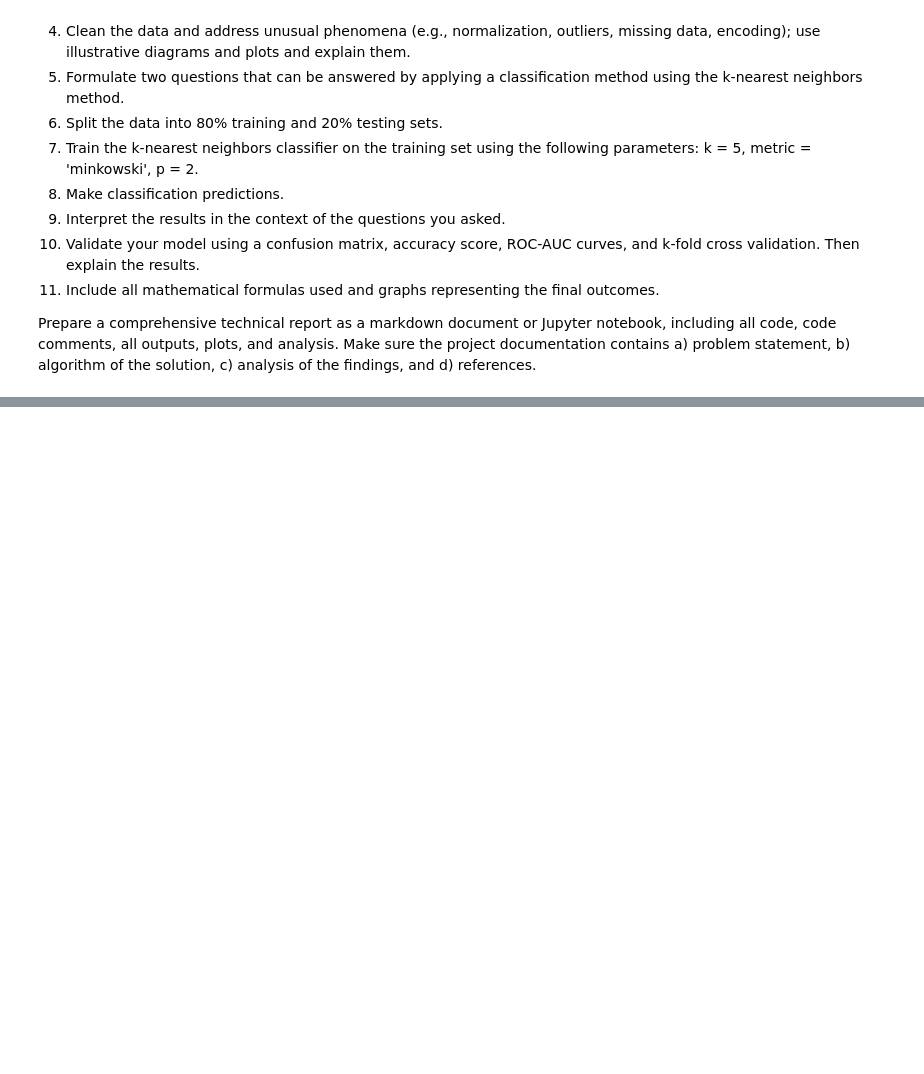
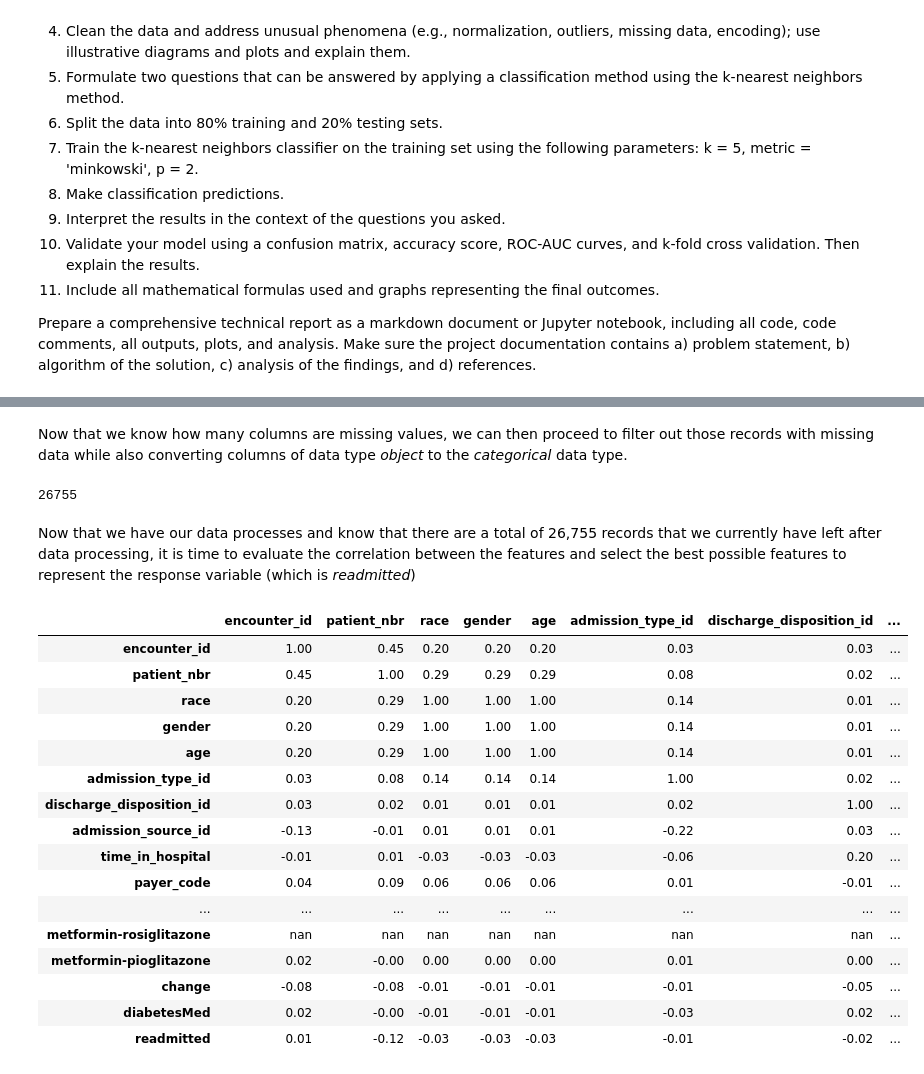
Before and after one commit to wpeguero/DSC-540__machine_learning_for_data_science, a Jupyter notebook: Topic 1/classification_with_KNN.ipynb, the cells around one changed output, grey strips where cells are left out. Saved outputs shown, nothing was run; the diff lists cells and outputs as text; code cells hidden in the pictures; blank space fills up the shorter version.

```diff
--- a/Topic 1/classification_with_KNN.ipynb
+++ b/Topic 1/classification_with_KNN.ipynb
@@ -47,0 +45,18 @@ df__diabetes.describe()
+# %%
+from sklearn.model_selection import train_test_split
+from sklearn.model_selection import KFold
+from sklearn.metrics import roc_auc_score, roc_curve
+from sklearn.neighbors import KNeighborsClassifier
+import matplotlib.pyplot as plt
+import numpy as np
+import pandas as pd
+
+df__diabetes = pd.read_csv('dataset_diabetes/diabetic_data.csv')
+#print(df__diabetes.dtypes)
+df__diabetes['race'] = pd.Categorical(df__diabetes['race'])
+df__diabetes['gender'] = pd.Categorical(df__diabetes['race'])
+df__diabetes['age'] = pd.Categorical(df__diabetes['race'])
+df__diabetes = df__diabetes.drop('weight', axis=1)
+for (column, data) in df__diabetes.iteritems():
+    coltype = df__diabetes[str(column)].dtype
+    print(f"{column} contains {len(list(filter(lambda x:x in ['?'], data)))} that are '?' and is of type {coltype}")
@@ -47,0 +81,44 @@ df__diabetes.describe()
+# %% [markdown]
+Now that we know how many columns are missing values, we can then proceed to filter out those records with missing data while also converting columns of data type *object* to the *categorical* data type.
+# %%
+
+for (col, data) in df__diabetes.iteritems():
+    ctype = df__diabetes[str(col)].dtype
+    df__diabetes = df__diabetes[df__diabetes[str(col)] != "?"]
+    if ctype == 'object':
+        df__diabetes[str(col)] = pd.Categorical(df__diabetes[str(col)])
+    else:
+        pass
+
+dict__cat = {}
+for (col, data) in df__diabetes.iteritems():
+    ctype = df__diabetes[str(col)].dtype
+    if str(ctype) == 'category':
+        dict__cat[str(col)] = dict(enumerate(df__diabetes[str(col)].cat.categories))
+        df__diabetes[str(col)] = df__diabetes[str(col)].cat.codes
+print(len(df__diabetes))
+# %% [output]
+26755
+# %% [markdown]
+Now that we have our data processes and know that there are a total of 26,755 records that we currently have left after data processing, it is time to evaluate the correlation between the features and select the best possible features to represent the response variable (which is *readmitted*)
+# %%
+corr_matrix = df__diabetes.corr()
+corr_matrix.style.background_gradient(cmap='coolwarm', axis=None, vmin=-1, vmax=1).format(precision=2)
+# %% [output]
+|  | encounter_id | patient_nbr | race | gender | age | admission_type_id | discharge_disposition_id | ... |
+| encounter_id | 1.00 | 0.45 | 0.20 | 0.20 | 0.20 | 0.03 | 0.03 | ... |
+| patient_nbr | 0.45 | 1.00 | 0.29 | 0.29 | 0.29 | 0.08 | 0.02 | ... |
+| race | 0.20 | 0.29 | 1.00 | 1.00 | 1.00 | 0.14 | 0.01 | ... |
+| gender | 0.20 | 0.29 | 1.00 | 1.00 | 1.00 | 0.14 | 0.01 | ... |
+| age | 0.20 | 0.29 | 1.00 | 1.00 | 1.00 | 0.14 | 0.01 | ... |
+| admission_type_id | 0.03 | 0.08 | 0.14 | 0.14 | 0.14 | 1.00 | 0.02 | ... |
+| discharge_disposition_id | 0.03 | 0.02 | 0.01 | 0.01 | 0.01 | 0.02 | 1.00 | ... |
+| admission_source_id | -0.13 | -0.01 | 0.01 | 0.01 | 0.01 | -0.22 | 0.03 | ... |
+| time_in_hospital | -0.01 | 0.01 | -0.03 | -0.03 | -0.03 | -0.06 | 0.20 | ... |
+| payer_code | 0.04 | 0.09 | 0.06 | 0.06 | 0.06 | 0.01 | -0.01 | ... |
+| ... | ... | ... | ... | ... | ... | ... | ... | ... |
+| metformin-rosiglitazone | nan | nan | nan | nan | nan | nan | nan | ... |
+| metformin-pioglitazone | 0.02 | -0.00 | 0.00 | 0.00 | 0.00 | 0.01 | 0.00 | ... |
+| change | -0.08 | -0.08 | -0.01 | -0.01 | -0.01 | -0.01 | -0.05 | ... |
+| diabetesMed | 0.02 | -0.00 | -0.01 | -0.01 | -0.01 | -0.03 | 0.02 | ... |
+| readmitted | 0.01 | -0.12 | -0.03 | -0.03 | -0.03 | -0.01 | -0.02 | ... |
```
Also changed, not shown: parts of 12 cells of this notebook, 3 other files.
